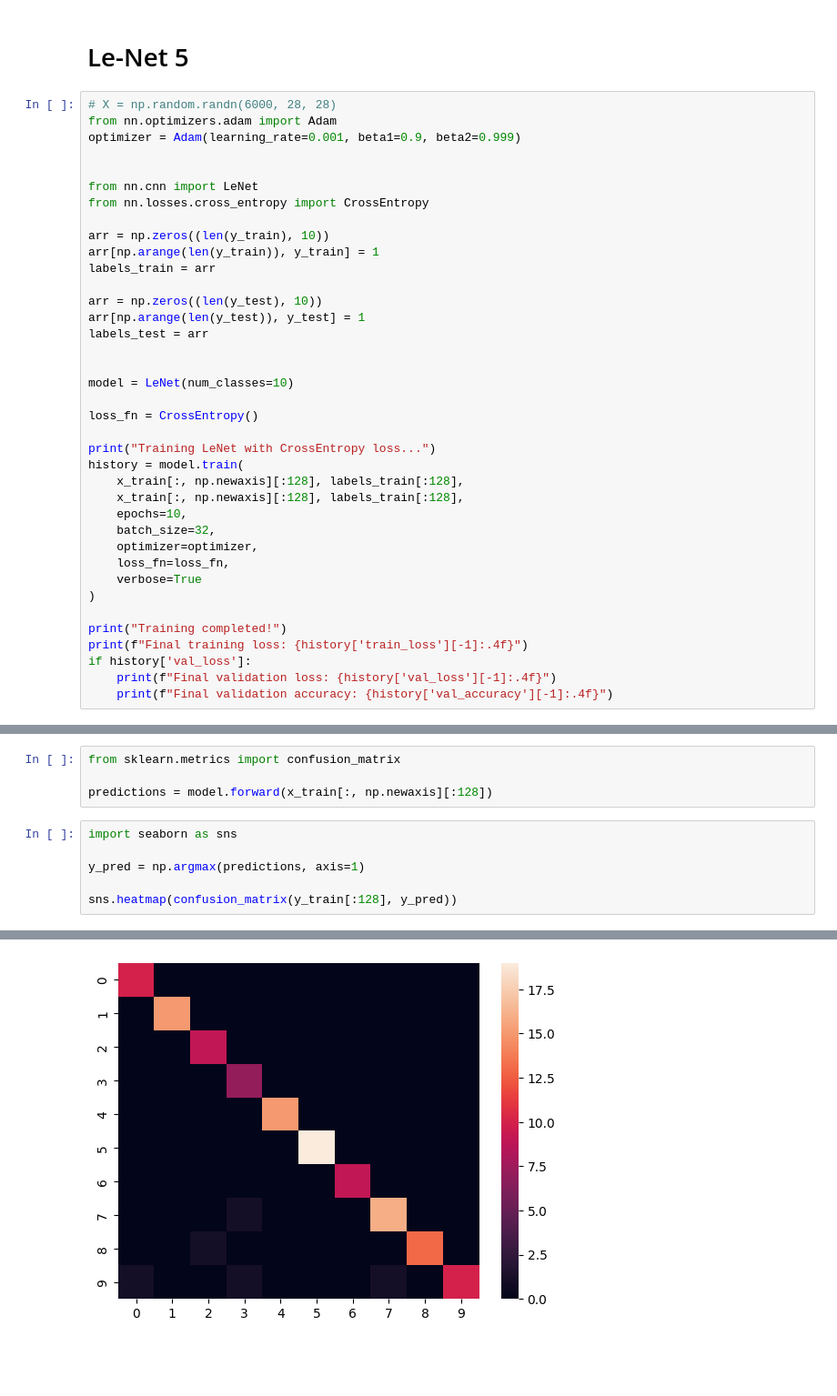
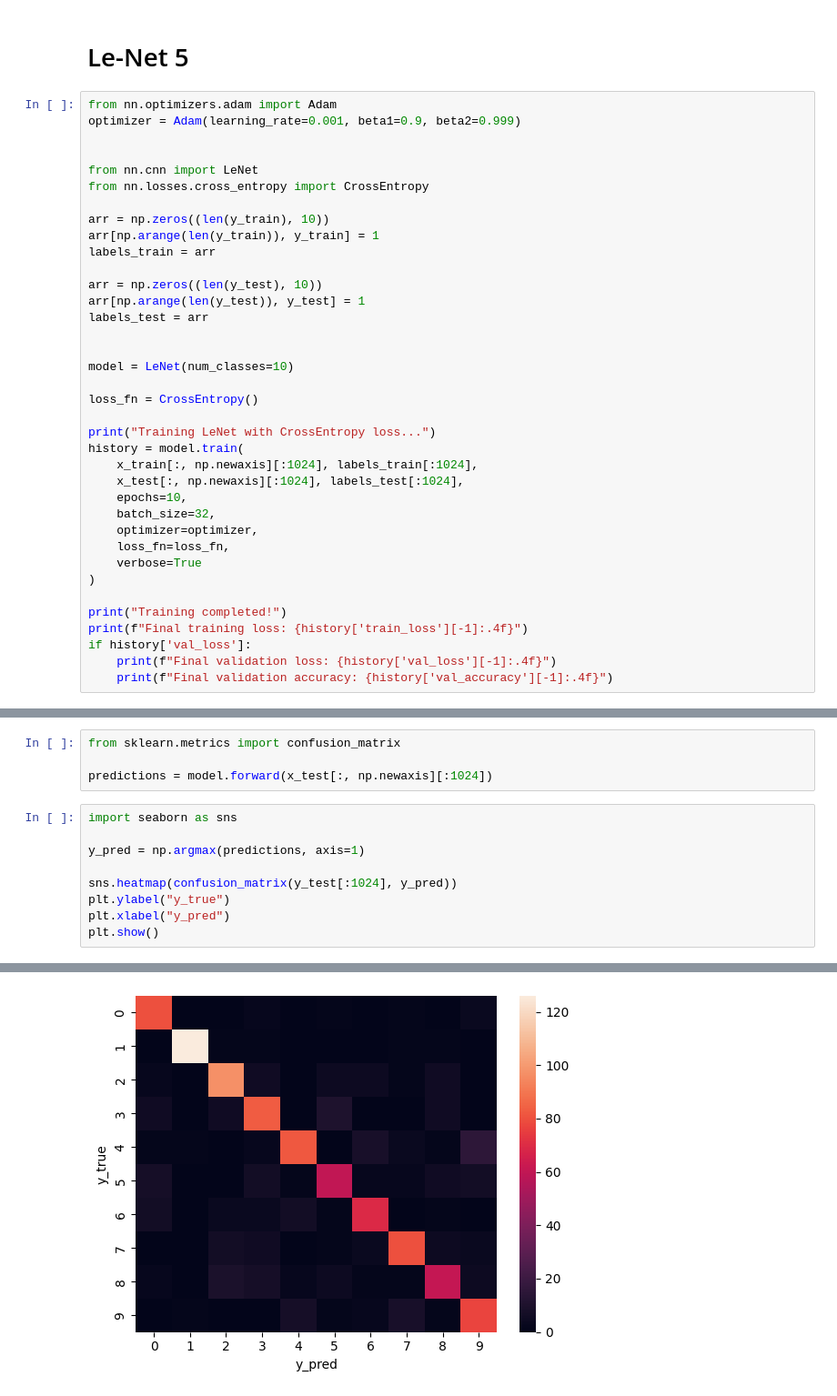
Before and after one commit to IlyaKasiutin/FOSII, a Jupyter notebook: lab2/3. CNN_relu.ipynb, the cells around one changed output, grey strips where cells are left out. Shown at 91% size. Cells and saved outputs as stored; diff of their text form; blank space fills up the shorter version.

```diff
--- a/lab2/3. CNN_relu.ipynb
+++ b/lab2/3. CNN_relu.ipynb
@@ -99,7 +56,6 @@ NameError: name 'fig' is not defined
 # %% [markdown]
 # Le-Net 5
 # %%
-# X = np.random.randn(6000, 28, 28)
 from nn.optimizers.adam import Adam
 optimizer = Adam(learning_rate=0.001, beta1=0.9, beta2=0.999)
 
@@ -122,8 +78,8 @@ loss_fn = CrossEntropy()
 
 print("Training LeNet with CrossEntropy loss...")
 history = model.train(
-    x_train[:, np.newaxis][:128], labels_train[:128],
-    x_train[:, np.newaxis][:128], labels_train[:128],
+    x_train[:, np.newaxis][:1024], labels_train[:1024],
+    x_test[:, np.newaxis][:1024], labels_test[:1024],
     epochs=10,
     batch_size=32,
     optimizer=optimizer,
@@ -174,11 +133,14 @@ plt.plot()
 # %%
 from sklearn.metrics import confusion_matrix
 
-predictions = model.forward(x_train[:, np.newaxis][:128])
+predictions = model.forward(x_test[:, np.newaxis][:1024])
 # %%
 import seaborn as sns
 
 y_pred = np.argmax(predictions, axis=1)
 
-sns.heatmap(confusion_matrix(y_train[:128], y_pred))
+sns.heatmap(confusion_matrix(y_test[:1024], y_pred))
+plt.ylabel("y_true")
+plt.xlabel("y_pred")
+plt.show()
 # %% [output]
@@ -186 +147 @@ sns.heatmap(confusion_matrix(y_train[:128], y_pred))
-[figure, old version]
+[figure, new version]
```
Also changed, not shown: parts of 34 cells of this notebook, 1 other file.
